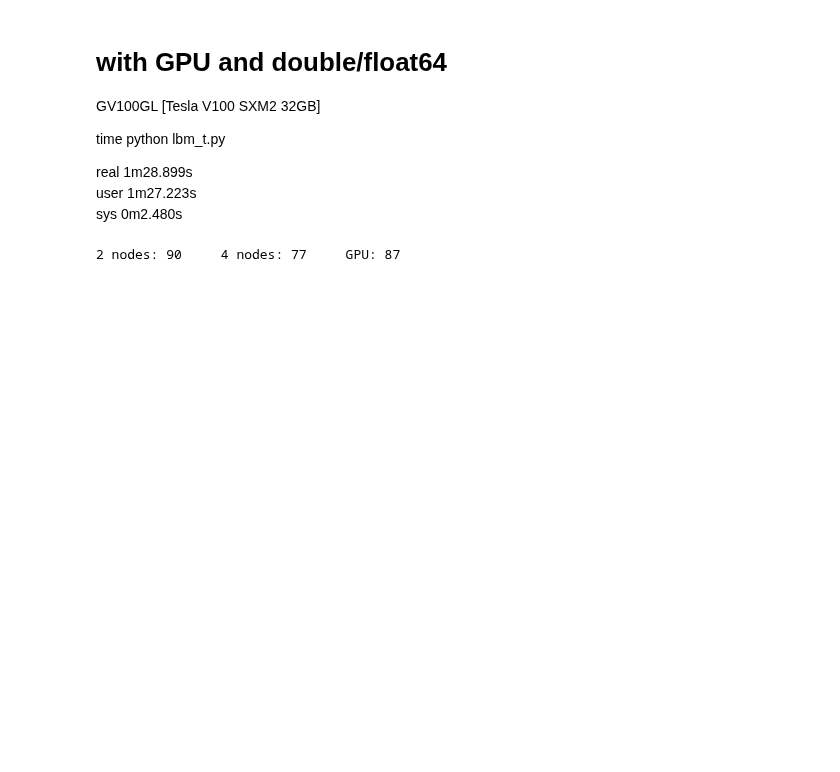
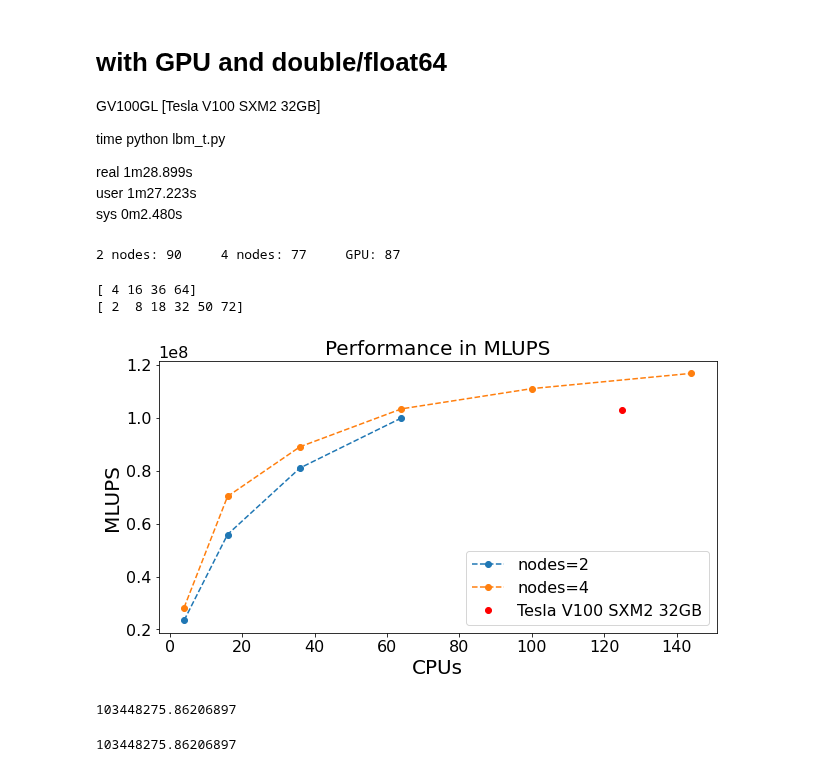
Before and after one commit to jonas27/pylbm, a Jupyter notebook: milestones/m7/m7.ipynb, the cells around one changed output. Drawn from its saved outputs; the diff is of its cells as text; code cells hidden in the pictures; blank space fills up the shorter version.

Commit message:
m7 add MLUPs

```diff
--- a/milestones/m7/m7.ipynb
+++ b/milestones/m7/m7.ipynb
@@ -94,3 +94,44 @@ sys     0m2.480s
 print("2 nodes: {}\t4 nodes: {}\tGPU: {}".format(res_nodes[0][-1],res_nodes[1][-1],87))
 # %% [output]
 2 nodes: 90     4 nodes: 77     GPU: 87
+# %%
+fig, ax = plt.subplots(figsize=(10,5))
+
+MLUP = 300*300 * 100000
+
+font_size = 20
+plt.rc('font', size=16)
+plt.rc('axes', titlesize=font_size)
+plt.rc('axes', labelsize=font_size)
+
+num_com = 0
+node = combinations[num_com][0]
+plt.plot(np.array(combinations[num_com][1])*2, MLUP/ np.array(res_nodes[num_com]),'--bo', color='tab:blue', label='nodes=2')
+print(np.array(combinations[num_com][1])*2)
+
+num_com = 1
+node = combinations[num_com][0]
+plt.plot(np.array(combinations[num_com][1])*4, MLUP/ np.array(res_nodes[num_com]),'--bo', color='tab:orange', label='nodes=4')
+print(np.array(combinations[num_com][1])*2)
+
+plt.plot(125, MLUP / (60+27.223), 'ro', label='Tesla V100 SXM2 32GB')
+
+ax.legend()
+ax.set_title("Performance in MLUPS")
+ax.set_xlabel("CPUs")
+ax.set_ylabel("MLUPS")
+lbm.save_fig(fig, name="m7-mlups.pgf")
+plt.show()
+plt.close()
+# %% [output]
+[ 4 16 36 64]
+[ 2  8 18 32 50 72]
+[figure, added]
+# %%
+MLUP/87
+# %% [output]
+103448275.86206897
+# %%
+(MLUP/np.array(res_nodes[num_com]))[3]
+# %% [output]
+103448275.86206897
```
Also changed, not shown: 2 other files.
